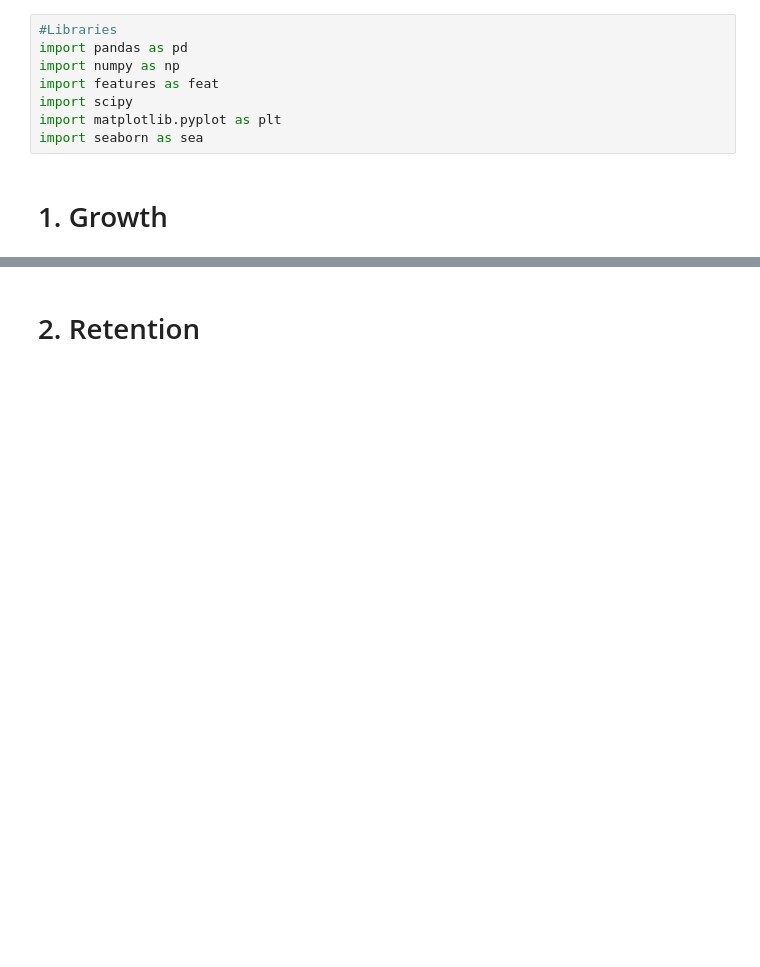
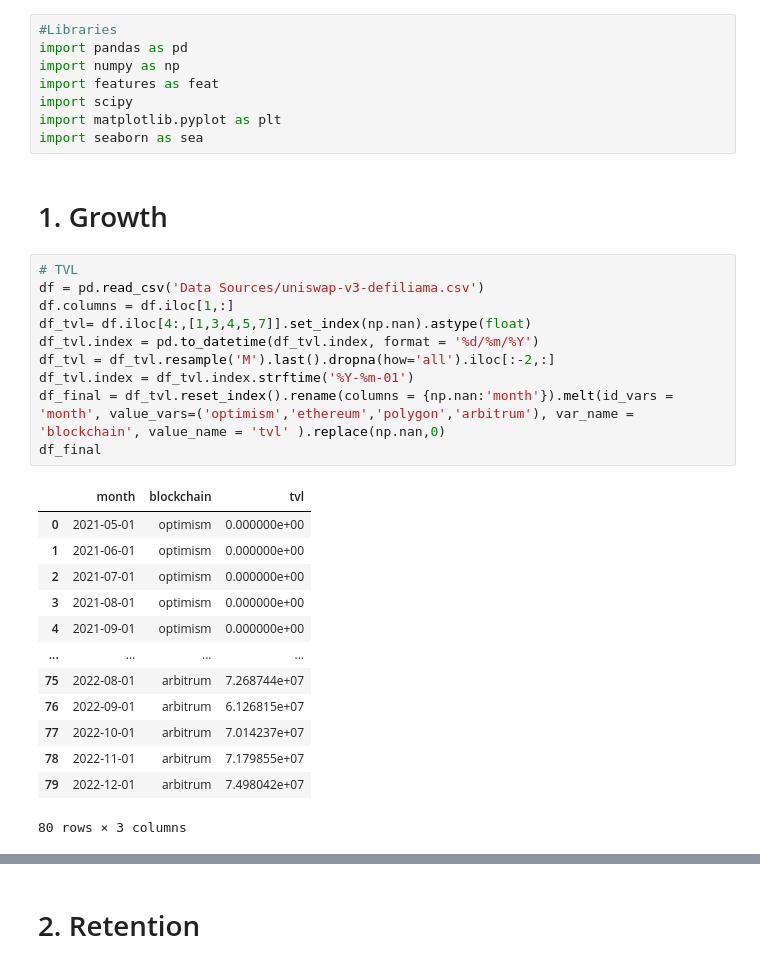
Before and after one commit to LimaRods/Uniswap-V3-Multichain, a Jupyter notebook: growth-retention-analysis.ipynb, the cells around one changed output, grey strips where cells are left out. Cells and saved outputs as stored; diff of their text form; blank space fills up the shorter version.

```diff
--- a/growth-retention-analysis.ipynb
+++ b/growth-retention-analysis.ipynb
@@ -8,3 +8,27 @@ import matplotlib.pyplot as plt
 import seaborn as sea
 # %% [markdown]
 # 1. Growth
+# %%
+# TVL
+df = pd.read_csv('Data Sources/uniswap-v3-defiliama.csv')
+df.columns = df.iloc[1,:]
+df_tvl= df.iloc[4:,[1,3,4,5,7]].set_index(np.nan).astype(float)
+df_tvl.index = pd.to_datetime(df_tvl.index, format = '%d/%m/%Y')
+df_tvl = df_tvl.resample('M').last().dropna(how='all').iloc[:-2,:]
+df_tvl.index = df_tvl.index.strftime('%Y-%m-01')
+df_final = df_tvl.reset_index().rename(columns = {np.nan:'month'}).melt(id_vars = 'month', value_vars=('optimism','ethereum','polygon','arbitrum'), var_name = 'blockchain', value_name = 'tvl' ).replace(np.nan,0)
+df_final
+# %% [output]
+|  | month | blockchain | tvl |
+| 0 | 2021-05-01 | optimism | 0.000000e+00 |
+| 1 | 2021-06-01 | optimism | 0.000000e+00 |
+| 2 | 2021-07-01 | optimism | 0.000000e+00 |
+| 3 | 2021-08-01 | optimism | 0.000000e+00 |
+| 4 | 2021-09-01 | optimism | 0.000000e+00 |
+| ... | ... | ... | ... |
+| 75 | 2022-08-01 | arbitrum | 7.268744e+07 |
+| 76 | 2022-09-01 | arbitrum | 6.126815e+07 |
+| 77 | 2022-10-01 | arbitrum | 7.014237e+07 |
+| 78 | 2022-11-01 | arbitrum | 7.179855e+07 |
+| 79 | 2022-12-01 | arbitrum | 7.498042e+07 |
+80 rows × 3 columns
```
Also changed, not shown: parts of 1 cell of this notebook, 2 other files.
